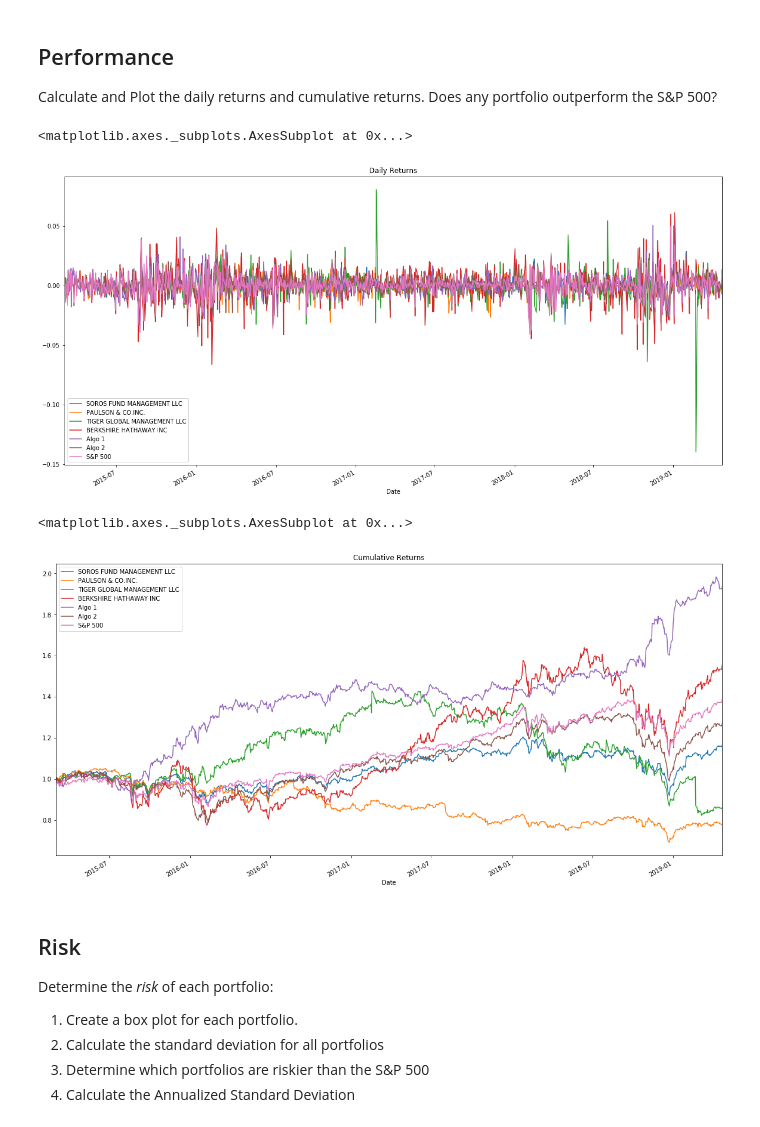
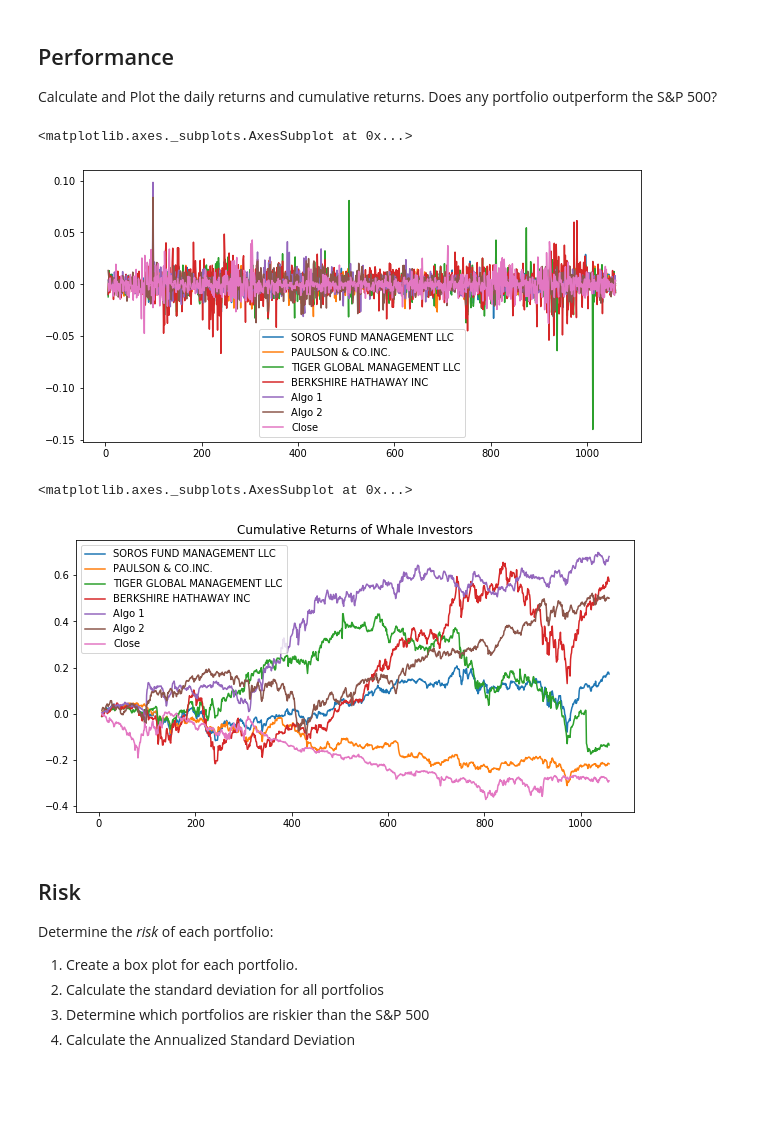
Before and after one commit to AndreasC93/pandas-homework, a Jupyter notebook: whale_analysis.ipynb, the cells around one changed output. Saved outputs shown, nothing was run; the diff lists cells and outputs as text; code cells hidden in the pictures; blank space fills up the shorter version.

```diff
--- a/whale_analysis.ipynb
+++ b/whale_analysis.ipynb
@@ -118,9 +114,6 @@ dtype: object
 # %%
 # Calculate Daily Returns
 # YOUR CODE HERE
-sp500_df.set_index(pd.to_datetime(sp500_df['Date'], infer_datetime_format=True), inplace=True)
-sp500_df.drop(columns=['date'], inplace=True)
-msf_df.head()
-#daily_returns = sp500_df.pct_change()
-#daily_returns.head()
+daily_returns = sp500_df['Close'].pct_change()
+daily_returns.head()
 # %% [output]
@@ -128,4 +126,6 @@ KeyError: 'Date'
 # %%
 # Drop nulls
 # YOUR CODE HERE
+daily_returns.dropna(inplace=True)
+daily_returns.head()
 # %% [output]
@@ -139,4 +138,7 @@ KeyError: 'Date'
 # %%
 # Rename Column
 # YOUR CODE HERE
+columns = ["Date", "S&P 500"]
+daily_returns.columns = columns
+daily_returns.head()
 # %% [output]
@@ -152,5 +153,8 @@ KeyError: 'Date'
 # %%
 # Concatenate all DataFrames into a single DataFrame
 # YOUR CODE HERE
+returns_master = pd.concat([whale_df, algo_df, daily_returns], axis="columns", join="inner")
+returns_master = returns_master.drop(columns=["Date"])
+returns_master.head()
 # %% [output]
 |  | SOROS FUND MANAGEMENT LLC | PAULSON & CO.INC. | TIGER GLOBAL MANAGEMENT LLC | BERKSHIRE HATHAWAY INC | Algo 1 | Algo 2 | ... |
@@ -173,15 +176,18 @@ Calculate and Plot the daily returns and cumulative returns. Does any portfolio
 # %%
 # Plot daily returns
 # YOUR CODE HERE
+returns_master.plot(figsize=(10,5))
 # %% [output]
 <matplotlib.axes._subplots.AxesSubplot at 0x...>
-[figure, old version]
+[figure, new version]
 # %%
 # Plot cumulative returns
 # YOUR CODE HERE
+cumulative_returns = (1 + returns_master).cumprod() - 1
+cumulative_returns.plot(figsize=(10,5), title="Cumulative Returns of Whale Investors")
 # %% [output]
 <matplotlib.axes._subplots.AxesSubplot at 0x...>
-[figure, old version]
+[figure, new version]
 # %% [markdown]
 ## Risk
 
```
Also changed, not shown: parts of 14 cells of this notebook.
